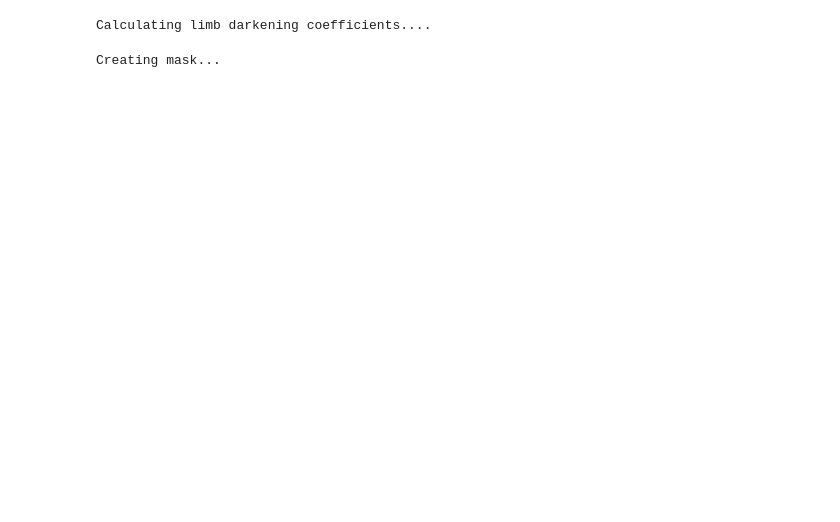
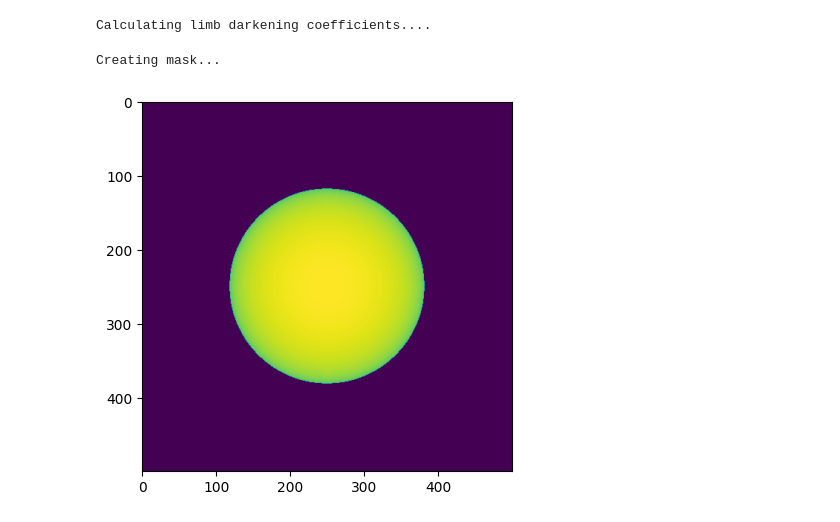
Before and after one commit to ua-2025q3-astr501-513/p1-pink-fluffy-unicorns, a Jupyter notebook: model_fitting.ipynb, the cells around one changed output. Cells and saved outputs as stored; diff of their text form; code cells hidden in the pictures; blank space fills up the shorter version.

```diff
--- a/model_fitting.ipynb
+++ b/model_fitting.ipynb
@@ -107,9 +120,13 @@ def evaluate_params(params, t_obs, flux_obs, noise_sigma, star, image_directory
         return np.inf, params
 # %%
-star = generate_star(wavelength=wavelength, stellar_oblateness=0, stellar_rot_obliquity=0, stellar_radius=stellar_radius, stellar_temperature=stellar_temperature)
+star = generate_star(wavelength=wavelength, stellar_oblateness=0, stellar_rot_obliquity=0,\
+                     stellar_radius=stellar_radius, stellar_temperature=stellar_temperature, framew=framew, frameh=frameh, image_scale=image_scale)
+plt.imshow(star)
+plt.show()
 # %% [output]
 Calculating limb darkening coefficients....
 Creating mask...
+[figure, added]
 # %%
 n_workers = min(12, len(param_grid))
 
```
Also changed, not shown: parts of 8 cells of this notebook, 7 other files.
